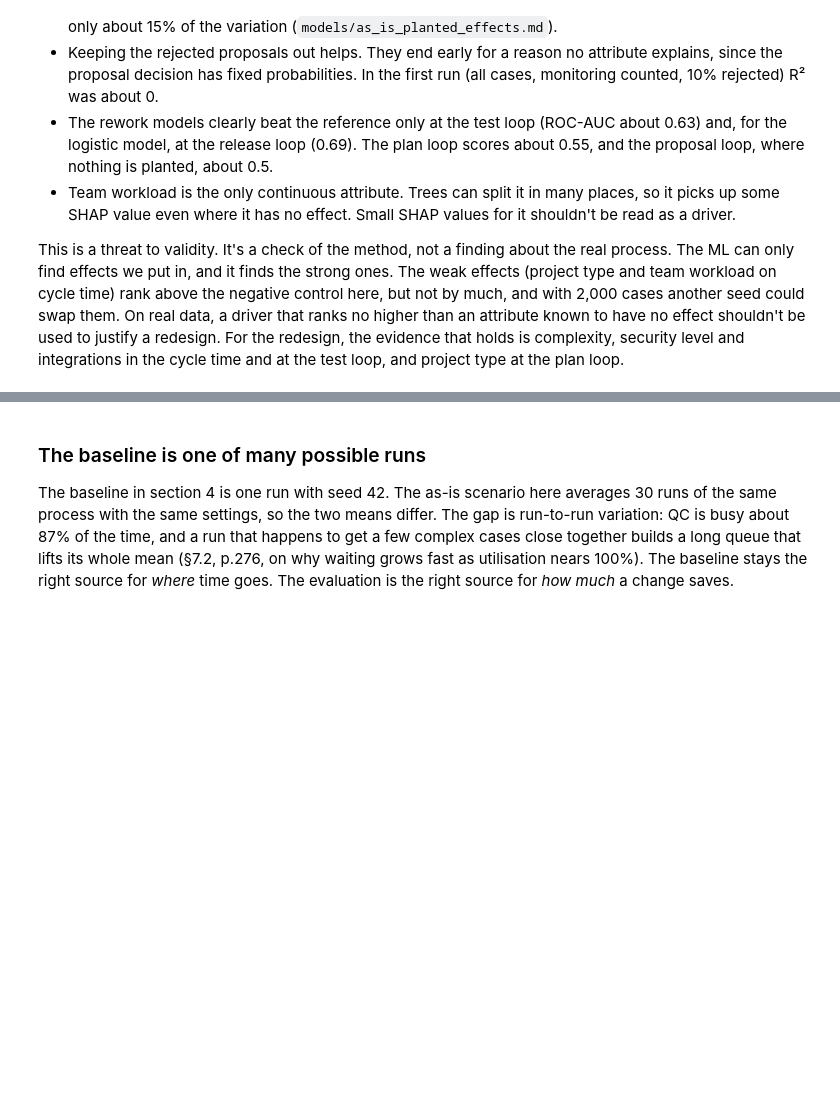
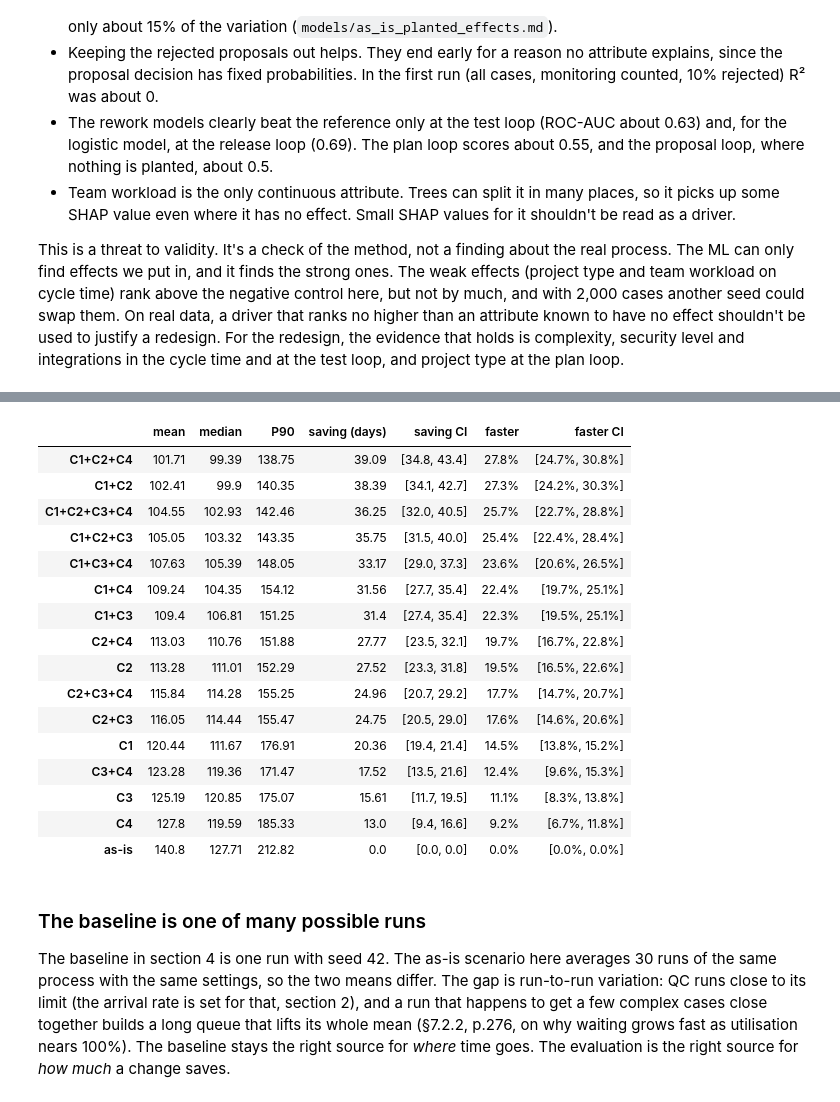
Before and after one commit to dangth1101/IS6003, a Jupyter notebook: notebooks/time_optimization.ipynb, the cells around one changed output, grey strips where cells are left out. Cells and saved outputs as stored; diff of their text form; code cells hidden in the pictures; blank space fills up the shorter version.

```diff
--- a/notebooks/time_optimization.ipynb
+++ b/notebooks/time_optimization.ipynb
@@ -242,28 +384,49 @@ For each scenario we report the mean, median and 90th percentile cycle time, ave
 This cell takes about 6 minutes.
 # %%
 scenarios = run_scenarios(catalog, n_cases=N_CASES, seed=SEED, replications=REPLICATIONS)
+results = build_results(
+    log=log, model=model, params=params, seed=SEED, value_added=value_added, ml=ml_section(tasks), catalog=catalog, scenarios=scenarios
+)
 
 
 def label(changes):
     return "+".join(changes) or "as-is"
 
 
 pd.DataFrame(
     {
         label(s["changes"]): {
             "mean": s["cycle_time"]["mean"]["value"],
             "median": s["cycle_time"]["median"]["value"],
             "P90": s["cycle_time"]["p90"]["value"],
             "saving (days)": s["saving"]["value"],
             "saving CI": f"[{s['saving']['ci_low']:.1f}, {s['saving']['ci_high']:.1f}]",
             "faster": f"{s['saving_share']['value']:.1%}",
             "faster CI": f"[{s['saving_share']['ci_low']:.1%}, {s['saving_share']['ci_high']:.1%}]",
         }
         for s in sorted(scenarios, key=lambda s: -s["saving"]["value"])
     }
 ).T
+# %% [output]
+|  | mean | median | P90 | saving (days) | saving CI | faster | faster CI |
+| C1+C2+C4 | 101.71 | 99.39 | 138.75 | 39.09 | [34.8, 43.4] | 27.8% | [24.7%, 30.8%] |
+| C1+C2 | 102.41 | 99.9 | 140.35 | 38.39 | [34.1, 42.7] | 27.3% | [24.2%, 30.3%] |
+| C1+C2+C3+C4 | 104.55 | 102.93 | 142.46 | 36.25 | [32.0, 40.5] | 25.7% | [22.7%, 28.8%] |
+| C1+C2+C3 | 105.05 | 103.32 | 143.35 | 35.75 | [31.5, 40.0] | 25.4% | [22.4%, 28.4%] |
+| C1+C3+C4 | 107.63 | 105.39 | 148.05 | 33.17 | [29.0, 37.3] | 23.6% | [20.6%, 26.5%] |
+| C1+C4 | 109.24 | 104.35 | 154.12 | 31.56 | [27.7, 35.4] | 22.4% | [19.7%, 25.1%] |
+| C1+C3 | 109.4 | 106.81 | 151.25 | 31.4 | [27.4, 35.4] | 22.3% | [19.5%, 25.1%] |
+| C2+C4 | 113.03 | 110.76 | 151.88 | 27.77 | [23.5, 32.1] | 19.7% | [16.7%, 22.8%] |
+| C2 | 113.28 | 111.01 | 152.29 | 27.52 | [23.3, 31.8] | 19.5% | [16.5%, 22.6%] |
+| C2+C3+C4 | 115.84 | 114.28 | 155.25 | 24.96 | [20.7, 29.2] | 17.7% | [14.7%, 20.7%] |
+| C2+C3 | 116.05 | 114.44 | 155.47 | 24.75 | [20.5, 29.0] | 17.6% | [14.6%, 20.6%] |
+| C1 | 120.44 | 111.67 | 176.91 | 20.36 | [19.4, 21.4] | 14.5% | [13.8%, 15.2%] |
+| C3+C4 | 123.28 | 119.36 | 171.47 | 17.52 | [13.5, 21.6] | 12.4% | [9.6%, 15.3%] |
+| C3 | 125.19 | 120.85 | 175.07 | 15.61 | [11.7, 19.5] | 11.1% | [8.3%, 13.8%] |
+| C4 | 127.8 | 119.59 | 185.33 | 13.0 | [9.4, 16.6] | 9.2% | [6.7%, 11.8%] |
+| as-is | 140.8 | 127.71 | 212.82 | 0.0 | [0.0, 0.0] | 0.0% | [0.0%, 0.0%] |
 # %% [markdown]
 ### The baseline is one of many possible runs
 
-The baseline in section 4 is one run with seed 42. The as-is scenario here averages 30 runs of the same process with the same settings, so the two means differ. The gap is run-to-run variation: QC is busy about 87% of the time, and a run that happens to get a few complex cases close together builds a long queue that lifts its whole mean (§7.2, p.276, on why waiting grows fast as utilisation nears 100%). The baseline stays the right source for *where* time goes. The evaluation is the right source for *how much* a change saves.
+The baseline in section 4 is one run with seed 42. The as-is scenario here averages 30 runs of the same process with the same settings, so the two means differ. The gap is run-to-run variation: QC runs close to its limit (the arrival rate is set for that, section 2), and a run that happens to get a few complex cases close together builds a long queue that lifts its whole mean (§7.2.2, p.276, on why waiting grows fast as utilisation nears 100%). The baseline stays the right source for *where* time goes. The evaluation is the right source for *how much* a change saves.
 # %%
```
Also changed, not shown: parts of 29 cells of this notebook, 2 other files.
